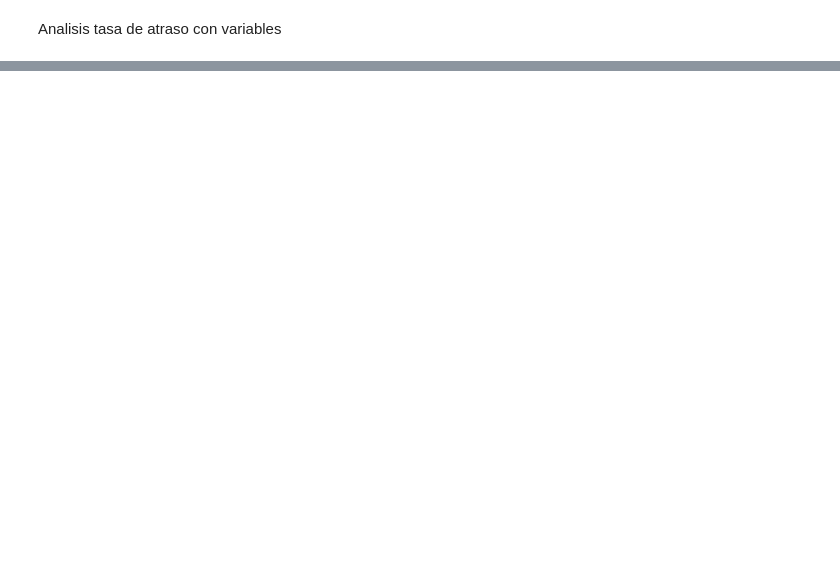
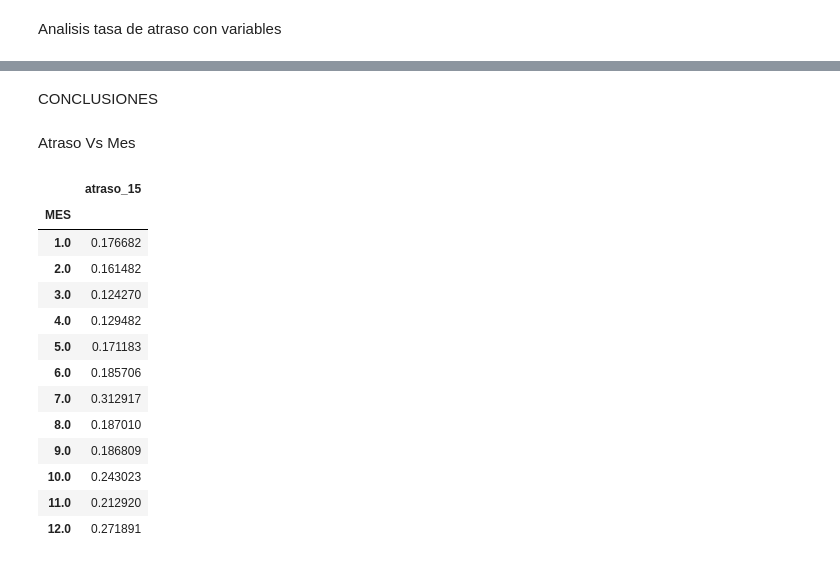
Before and after one commit to Danilo22m/Prueba-LATAM, a Jupyter notebook: solution.ipynb, the cells around one changed output, grey strips where cells are left out. Drawn from its saved outputs; the diff is of its cells as text; code cells hidden in the pictures; blank space fills up the shorter version.

```diff
--- a/solution.ipynb
+++ b/solution.ipynb
@@ -224,0 +315,21 @@ Analisis tasa de atraso con variables
+# %% [markdown]
+CONCLUSIONES
+# %% [markdown]
+Atraso Vs Mes
+# %%
+base.pivot_table(index = "MES", values = "atraso_15")
+# %% [output]
+|  | atraso_15 |
+| MES |  |
+| 1.0 | 0.176682 |
+| 2.0 | 0.161482 |
+| 3.0 | 0.124270 |
+| 4.0 | 0.129482 |
+| 5.0 | 0.171183 |
+| 6.0 | 0.185706 |
+| 7.0 | 0.312917 |
+| 8.0 | 0.187010 |
+| 9.0 | 0.186809 |
+| 10.0 | 0.243023 |
+| 11.0 | 0.212920 |
+| 12.0 | 0.271891 |
```
Also changed, not shown: parts of 21 cells of this notebook.
